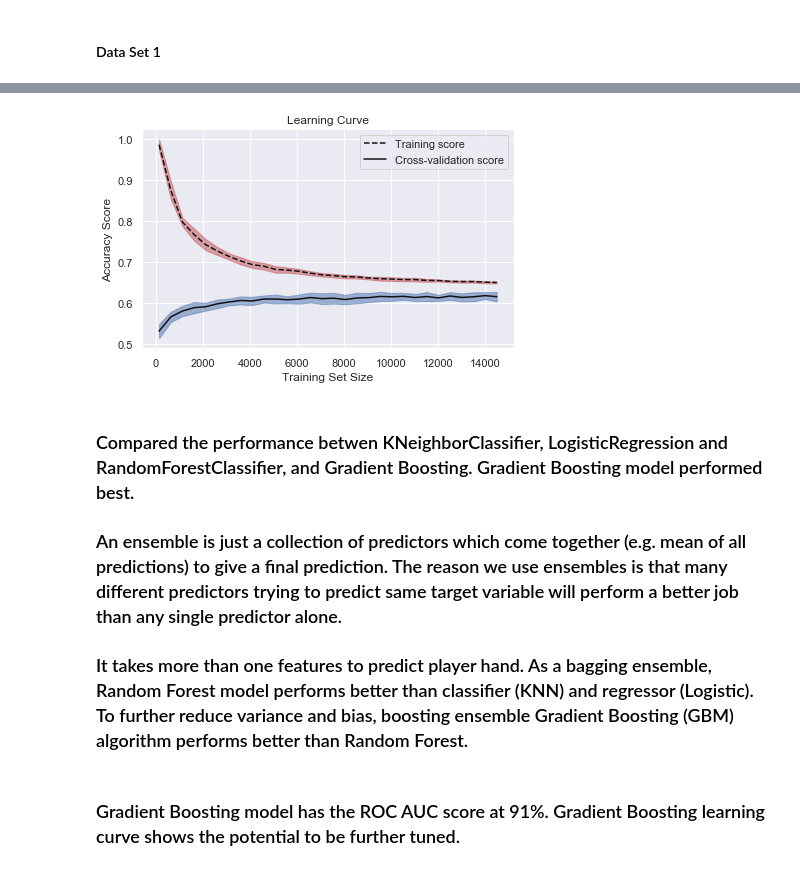
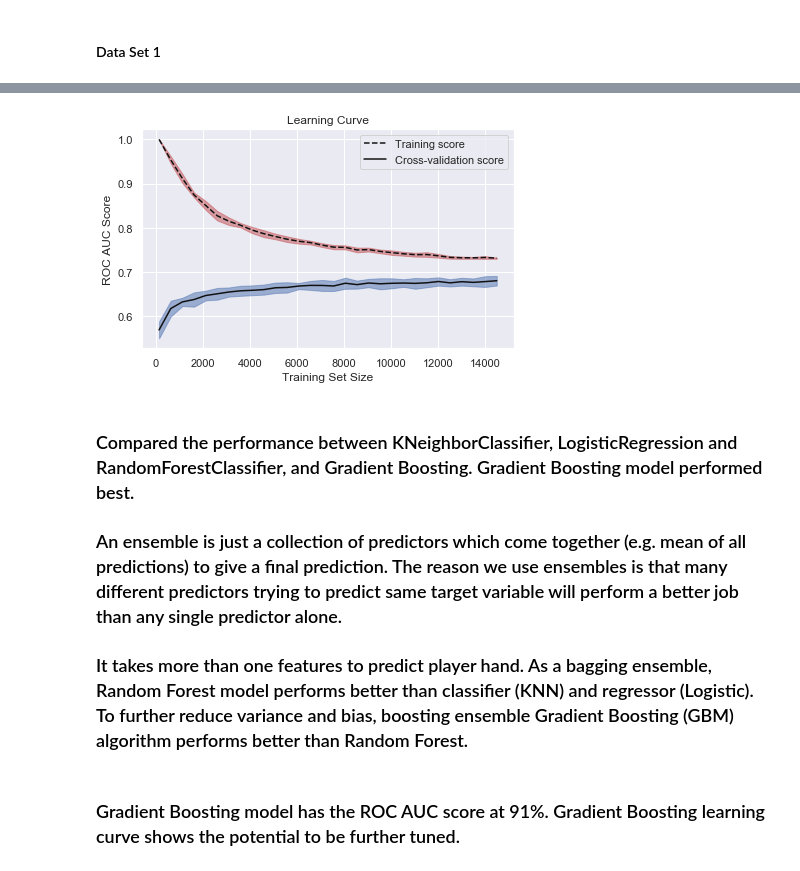
Before and after one commit to YF4GitHub/Chun-Zhi-Jiao, a Jupyter notebook: Capstone-Project1/Machine Learning.ipynb, the cells around one changed output, grey strips where cells are left out. Cells and saved outputs as stored; diff of their text form; code cells hidden in the pictures.

```diff
--- a/Capstone-Project1/Machine Learning.ipynb
+++ b/Capstone-Project1/Machine Learning.ipynb
@@ -398,8 +468,8 @@ def plot_learning_curve(model, X, y):
                                                         # Number of folds in cross-validation
                                                         cv=10,
                                                         # Evaluation metric
-                                                        scoring='accuracy',
-                                                        #scoring='roc_auc',
+                                                        #scoring='accuracy',
+                                                        scoring='roc_auc',
                                                         shuffle=True,
                                                         # Use all computer cores
                                                         n_jobs=-1,
@@ -426,7 +496,7 @@ def plot_learning_curve(model, X, y):
 
     # Create plot
     plt.title("Learning Curve")
-    plt.xlabel("Training Set Size"), plt.ylabel("Accuracy Score"), plt.legend(loc="best")
+    plt.xlabel("Training Set Size"), plt.ylabel("ROC AUC Score"), plt.legend(loc="best")
     plt.tight_layout()
     plt.show()
 # %%
@@ -2091,0 +2109,10 @@ array([0.67572304, 0.71128676, 0.66704657, 0.66568966, 0.69265044,
+# %%
+#set1
+#gb1 = GradientBoostingClassifier(learning_rate=0.05, n_estimators=30,max_depth=5,max_features=8)
+gb1 = GradientBoostingClassifier(learning_rate=0.1, n_estimators=20,max_depth=5,max_features=5)
+
+print('Training cross validation scores:')
+get_cross_val_scores(gb1, X_train, y_train, n_CV=10);
+print('Testing cross validation scores:')
+get_cross_val_scores(gb1, X_test, y_test, n_CV=4);
+run_train_testing_split(gb1, X_train, X_test, y_train, y_test)
@@ -2092,9 +2138,9 @@ array([0.67572304, 0.71128676, 0.66704657, 0.66568966, 0.69265044,
 # %%
-plot_learning_curve(gb1, X1_train, y1_train)
+plot_learning_curve(gb1, X_train, y_train)
 # %% [output]
-[figure, old version]
+[figure, new version]
 # %% [markdown]
-### Compared the performance betwen KNeighborClassifier, LogisticRegression and RandomForestClassifier, and Gradient Boosting.  Gradient Boosting model performed best.
+### Compared the performance between KNeighborClassifier, LogisticRegression and RandomForestClassifier, and Gradient Boosting.  Gradient Boosting model performed best.
 
 ### An ensemble is just a collection of predictors which come together (e.g. mean of all predictions) to give a final prediction. The reason we use ensembles is that many different predictors trying to predict same target variable will perform a better job than any single predictor alone.
 
```
Also changed, not shown: parts of 118 cells of this notebook, 1 other file.
